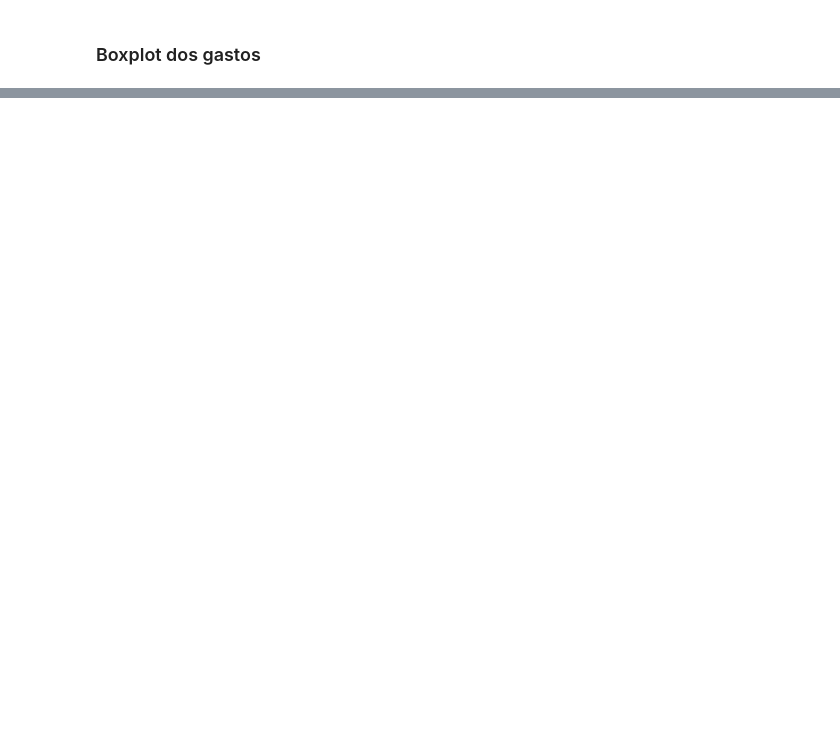
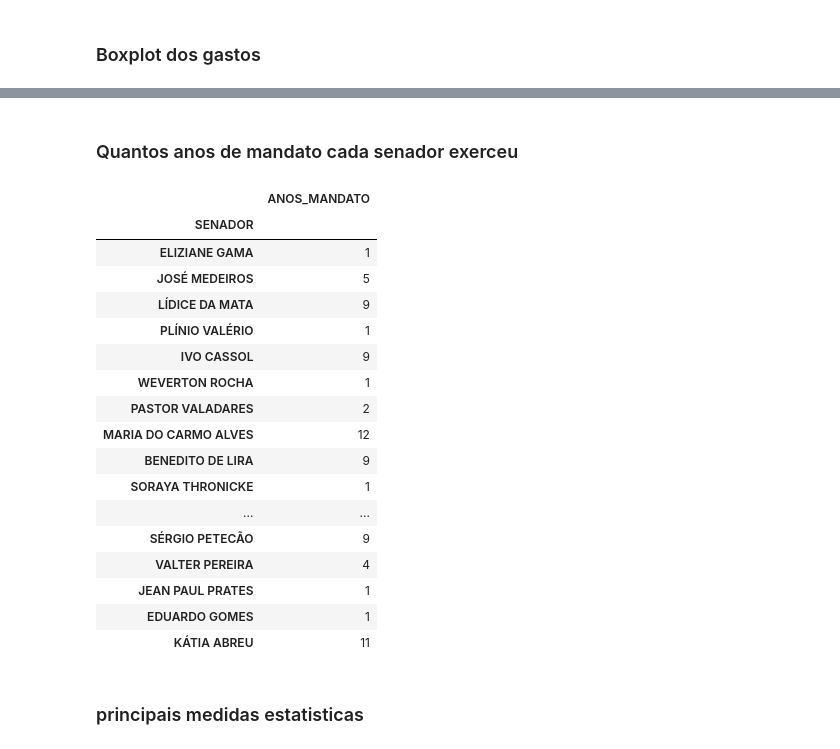
Before and after one commit to carlos-lorim/Analise-dataset-CEAPS, a Jupyter notebook: projeto/7days.ipynb, the cells around one changed output, grey strips where cells are left out. Saved outputs shown, nothing was run; the diff lists cells and outputs as text; code cells hidden in the pictures; blank space fills up the shorter version.

Commit message:
implementando boxplot e medidas

```diff
--- a/projeto/7days.ipynb
+++ b/projeto/7days.ipynb
@@ -228,0 +237,27 @@ Name: VALOR_REEMBOLSADO, dtype: float64
+# %% [markdown]
+### Quantos anos de mandato cada senador exerceu
+# %%
+df_mandato = df[['SENADOR','ANO']].drop_duplicates()
+df_mandato = df_mandato.groupby('SENADOR').count()
+df_mandato.rename(columns={'ANO': 'ANOS_MANDATO'}).sample(20) #Exemplo com 20 candidatos aleatórios
+# %% [output]
+|  | ANOS_MANDATO |
+| SENADOR |  |
+| ELIZIANE GAMA | 1 |
+| JOSÉ MEDEIROS | 5 |
+| LÍDICE DA MATA | 9 |
+| PLÍNIO VALÉRIO | 1 |
+| IVO CASSOL | 9 |
+| WEVERTON ROCHA | 1 |
+| PASTOR VALADARES | 2 |
+| MARIA DO CARMO ALVES | 12 |
+| BENEDITO DE LIRA | 9 |
+| SORAYA THRONICKE | 1 |
+| ... | ... |
+| SÉRGIO PETECÃO | 9 |
+| VALTER PEREIRA | 4 |
+| JEAN PAUL PRATES | 1 |
+| EDUARDO GOMES | 1 |
+| KÁTIA ABREU | 11 |
+# %% [markdown]
+### principais medidas estatisticas
```
Also changed, not shown: parts of 10 cells of this notebook.
